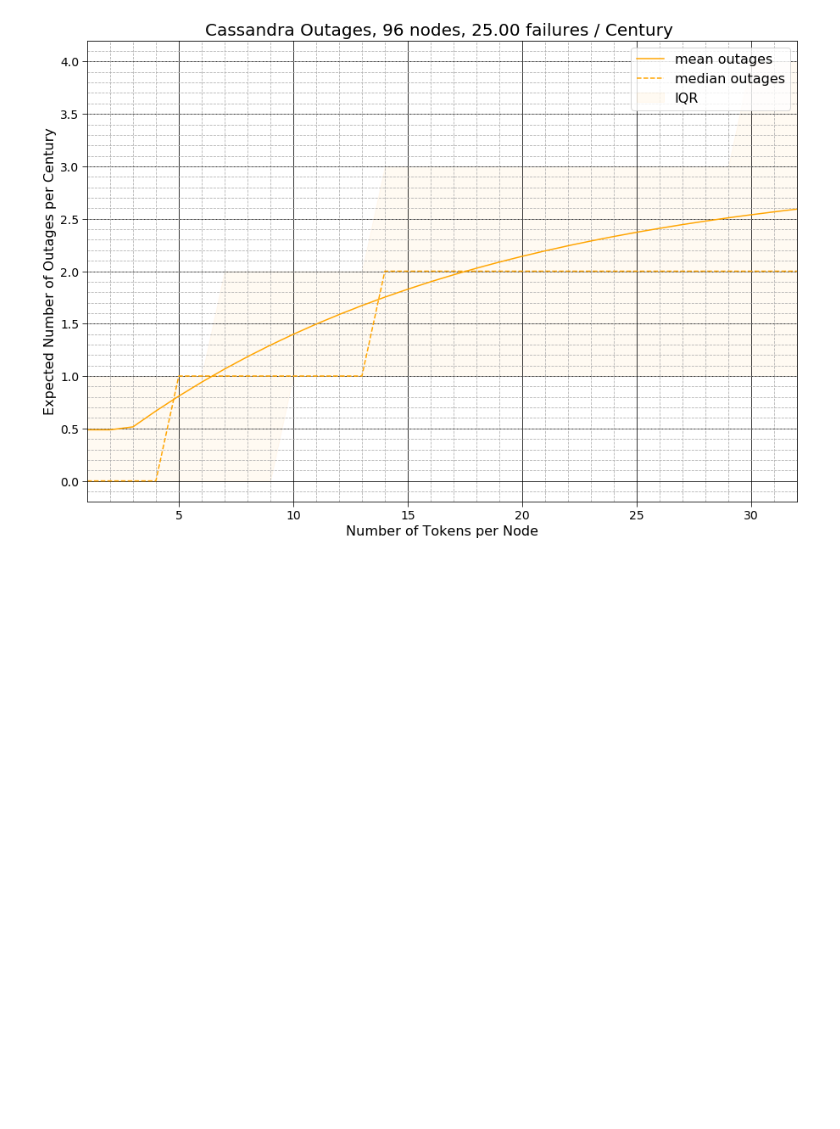
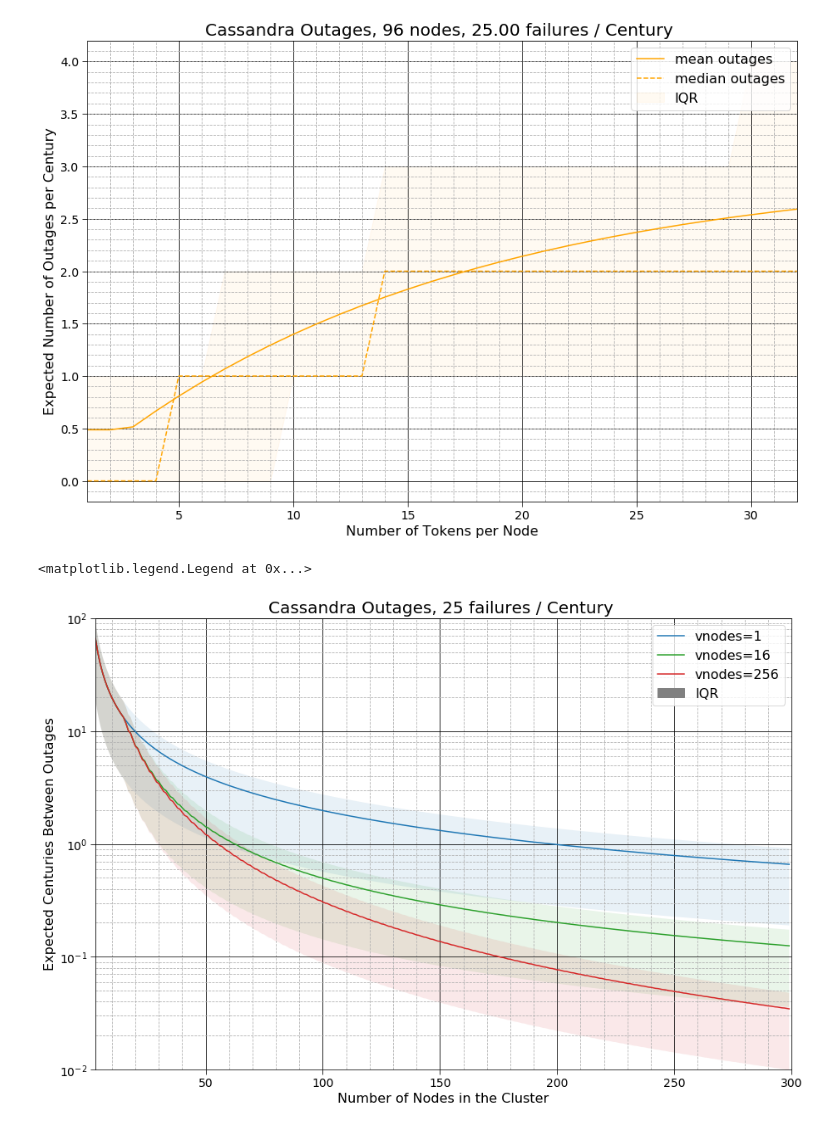
Before and after one commit to jolynch/performance-analysis, a Jupyter notebook: notebooks/cassandra_availability/cassandra_availability.ipynb, the cells around one changed output. Drawn from its saved outputs; the diff is of its cells as text; code cells hidden in the pictures; blank space fills up the shorter version.

Commit message:
Take out one axis for mtbf

```diff
--- a/notebooks/cassandra_availability/cassandra_availability.ipynb
+++ b/notebooks/cassandra_availability/cassandra_availability.ipynb
@@ -171,4 +171,47 @@ plt.legend(fontsize=16)
 <matplotlib.legend.Legend at 0x...>
 [figure]
 [figure]
+# %%
+# Hold failures constant, vary size of cluster
+# Look at MTBF
+plt.figure(figsize=(15,10))
+plt.title(
+    "Cassandra Outages, {1} failures / Century ".format(
+        vnodes, arate), fontsize=20)
+plt.ylabel("Expected Centuries Between Outages", fontsize=16)
+plt.xlabel("Number of Nodes in the Cluster", fontsize=16)
+plt.gca().grid(True, which='major', linestyle='-', color='k')
+plt.gca().grid(True, which='minor', linestyle='--')
+plt.gca().yaxis.set_minor_locator(matplotlib.ticker.AutoMinorLocator(4))
+plt.gca().xaxis.set_minor_locator(matplotlib.ticker.AutoMinorLocator(5))
+plt.tick_params(axis='both', which='major', labelsize=14, length=6)
+plt.tick_params(axis='both', which='minor', length=0)
+colors = plt.rcParams['axes.prop_cycle'].by_key()['color']
+plt.gca().set_prop_cycle('color', colors[0:1] + colors[2:])
+
+num_vnodes = (1, 16, 256)
+num_nodes = range(3, 300)
+lines = []
+for v in num_vnodes:
+    outages = [outage_stats(v, arate, n, rf, bw_in, bw_out) for n in num_nodes]
+    outage_mean = [o[3] for o in outages]
+    outage_lower = [o[4][0] for o in outages]
+    outage_upper = [o[4][1] for o in outages]
+    line, = plt.semilogy(num_nodes, outage_mean, label="vnodes={0}".format(v))
+    lines.append(line)
+    plt.fill_between(
+        num_nodes, outage_lower, outage_upper, alpha=0.1,
+        label='vnodes={0} IQR'.format(v)
+    )
+
+plt.xlim(3, 300)
+plt.ylim(1/100.0, 100)
+
+iqr_patch = mpatches.Patch(color='gray', label='IQR')
+plt.legend(
+    handles=lines + [iqr_patch], loc='upper right', fontsize=16
+)
+# %% [output]
+<matplotlib.legend.Legend at 0x...>
+[figure, added]
 # %%
```
Also changed, not shown: parts of 4 cells of this notebook, 1 other file.
